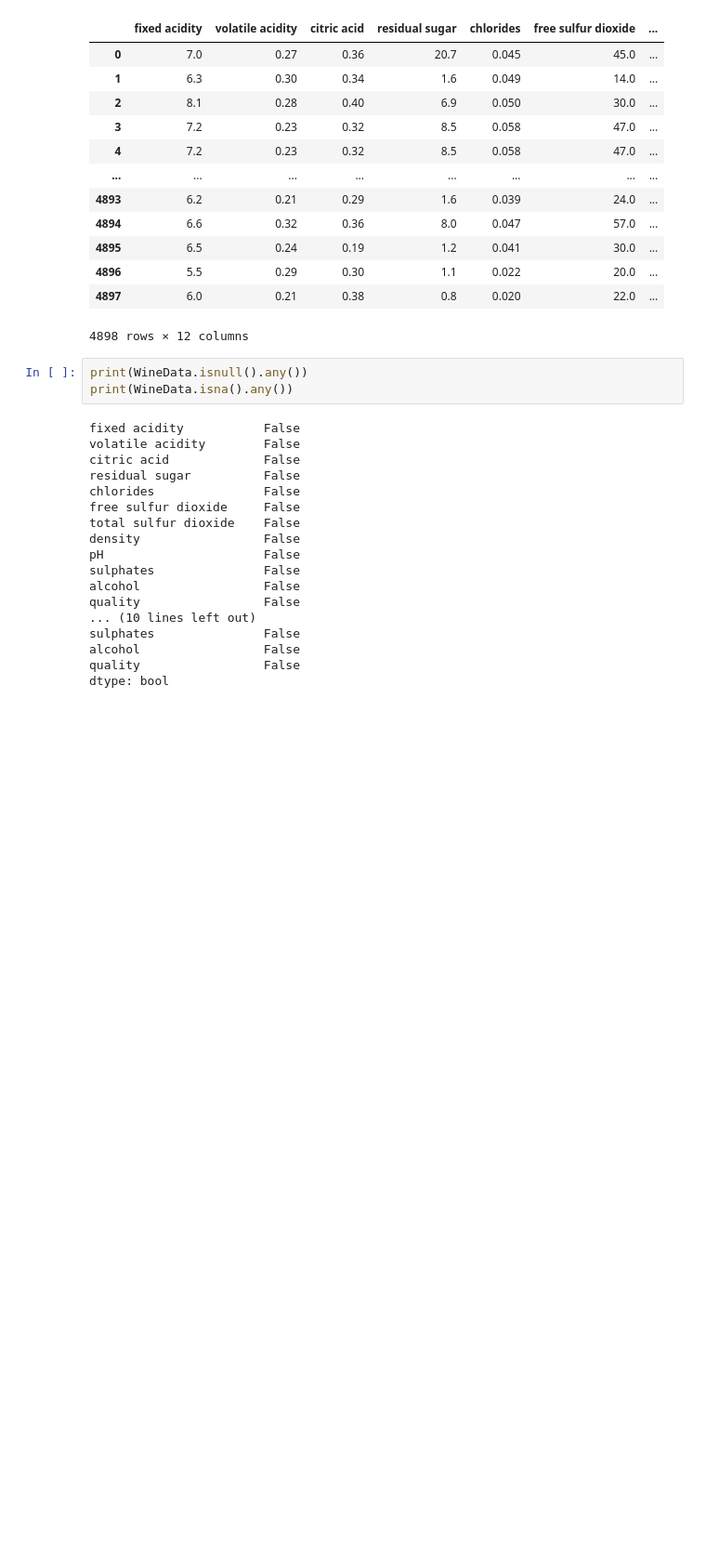
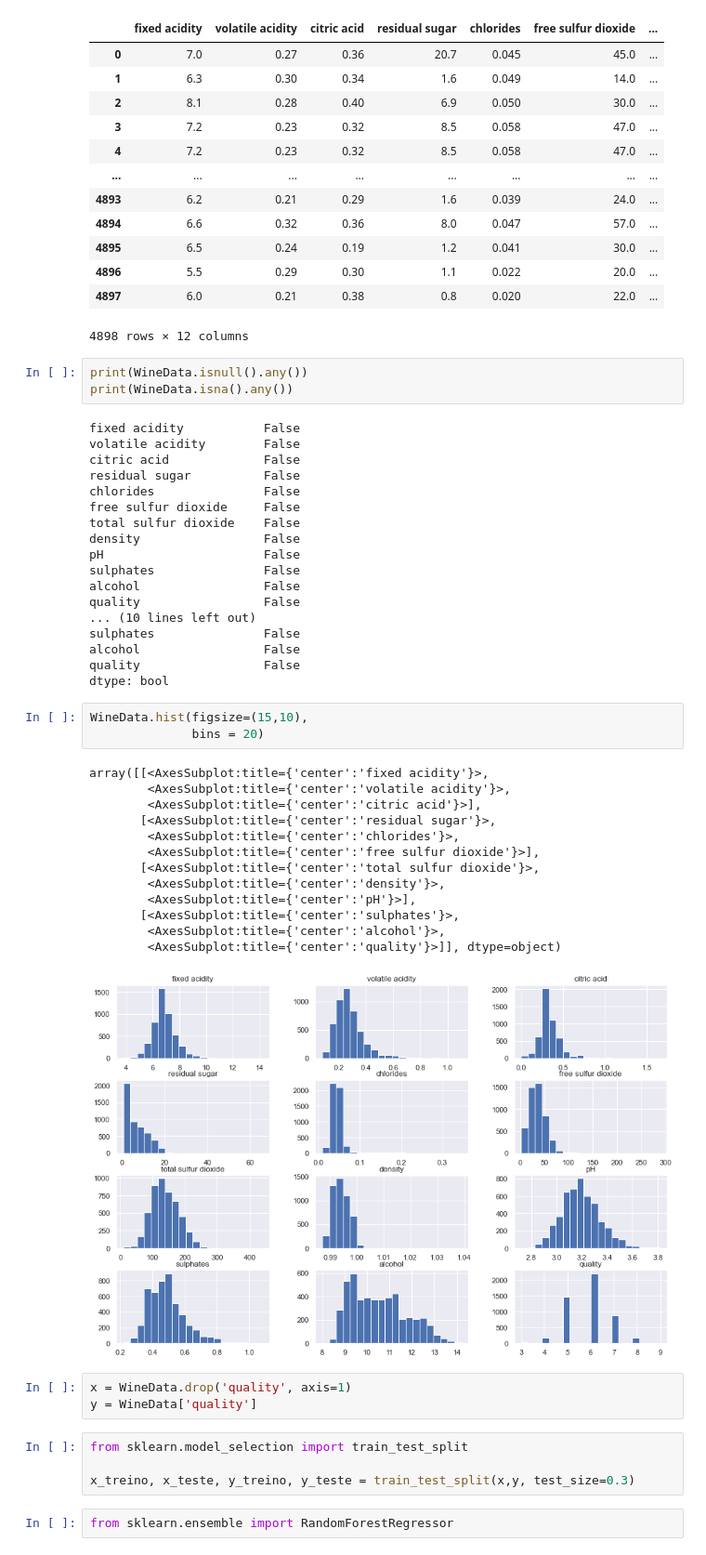
Before and after one commit to gustavoalonso93/Ciencia-de-Dados, a Jupyter notebook: Python/RF WineQ white.ipynb, the cells around one changed output. Shown: that part at 93% size. Drawn from its saved outputs; the diff is of its cells as text; blank space fills up the shorter version.

```diff
--- a/Python/RF WineQ white.ipynb
+++ b/Python/RF WineQ white.ipynb
@@ -43,3 +43,29 @@ sulphates               False
 alcohol                 False
 quality                 False
 dtype: bool
+# %%
+WineData.hist(figsize=(15,10),
+              bins = 20)
+# %% [output]
+array([[<AxesSubplot:title={'center':'fixed acidity'}>,
+        <AxesSubplot:title={'center':'volatile acidity'}>,
+        <AxesSubplot:title={'center':'citric acid'}>],
+       [<AxesSubplot:title={'center':'residual sugar'}>,
+        <AxesSubplot:title={'center':'chlorides'}>,
+        <AxesSubplot:title={'center':'free sulfur dioxide'}>],
+       [<AxesSubplot:title={'center':'total sulfur dioxide'}>,
+        <AxesSubplot:title={'center':'density'}>,
+        <AxesSubplot:title={'center':'pH'}>],
+       [<AxesSubplot:title={'center':'sulphates'}>,
+        <AxesSubplot:title={'center':'alcohol'}>,
+        <AxesSubplot:title={'center':'quality'}>]], dtype=object)
+[figure, added]
+# %%
+x = WineData.drop('quality', axis=1)
+y = WineData['quality']
+# %%
+from sklearn.model_selection import train_test_split
+
+x_treino, x_teste, y_treino, y_teste = train_test_split(x,y, test_size=0.3)
+# %%
+from sklearn.ensemble import RandomForestRegressor
```
Also changed, not shown: parts of 10 cells of this notebook.
